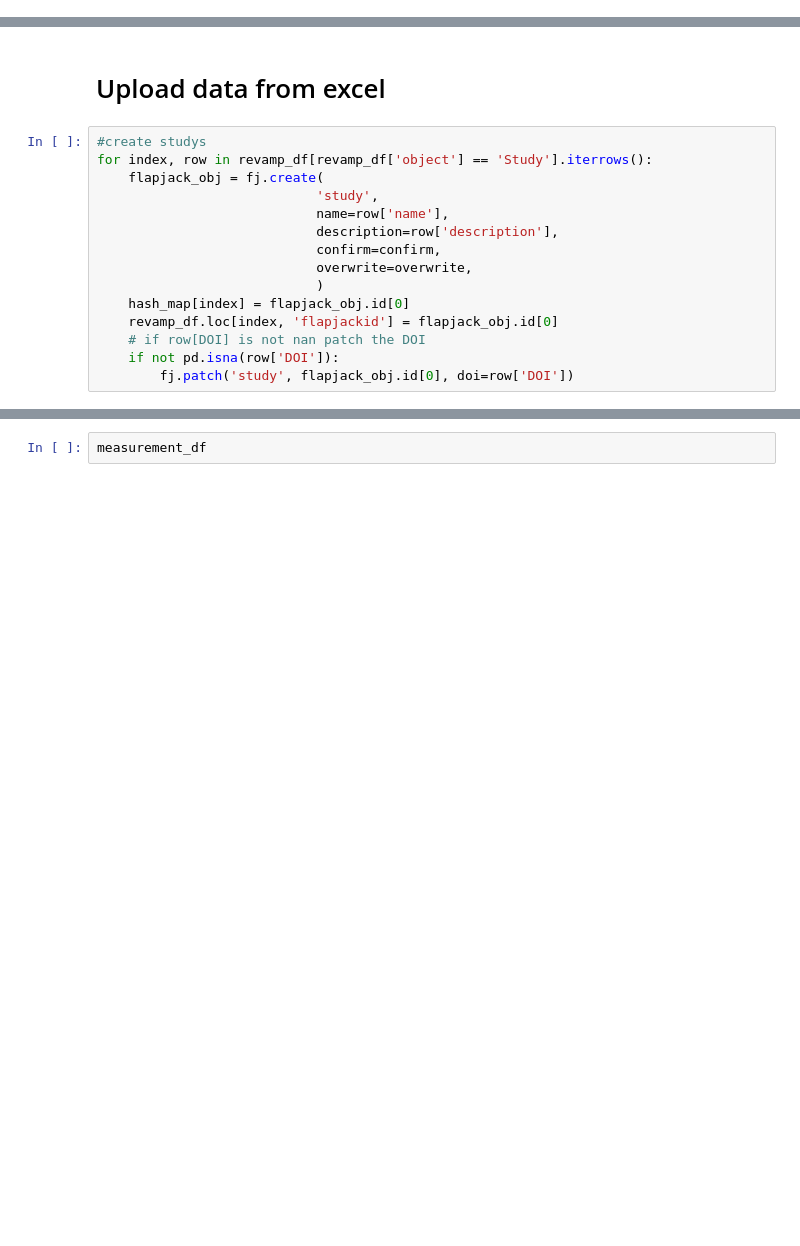
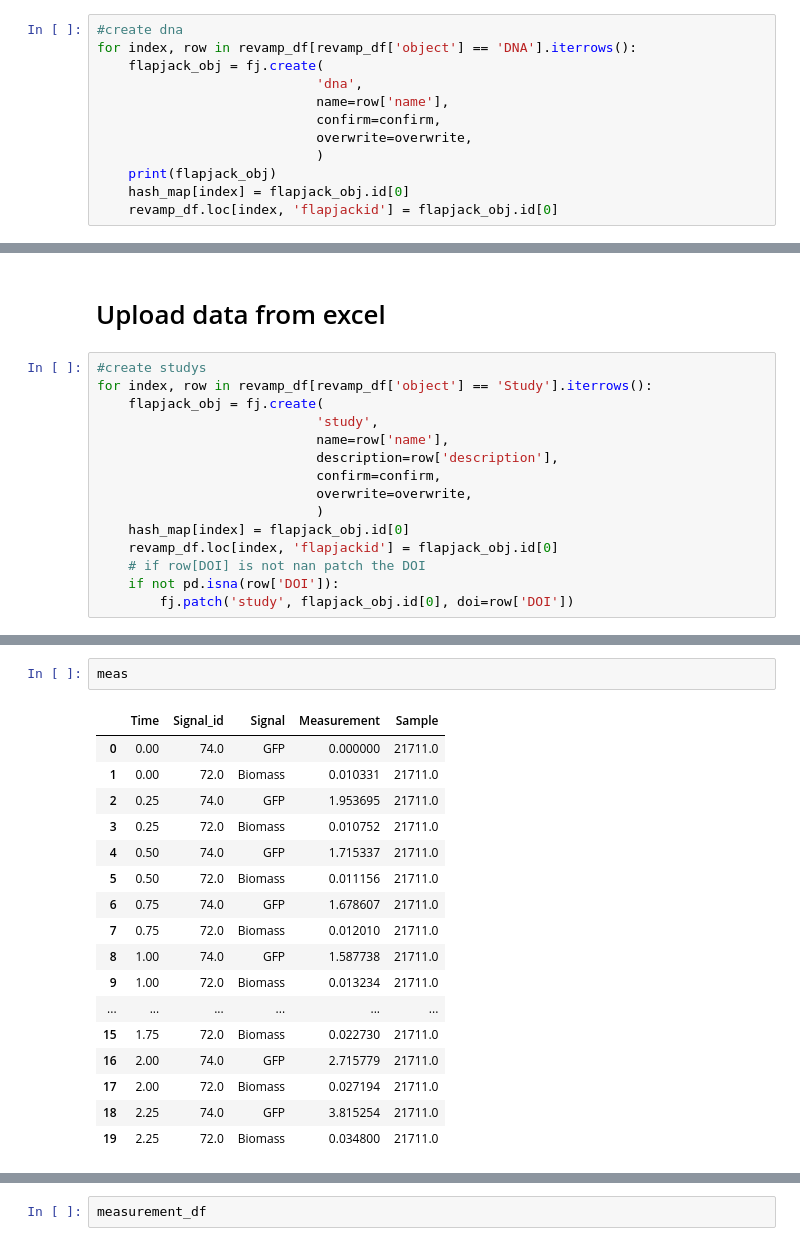
Before and after one commit to SynBioDex/Excel-Data-Converter, a Jupyter notebook: src/excel2flapjack/e2f_revamp.ipynb, the cells around one changed output, grey strips where cells are left out. Drawn from its saved outputs; the diff is of its cells as text; blank space fills up the shorter version.

```diff
--- a/src/excel2flapjack/e2f_revamp.ipynb
+++ b/src/excel2flapjack/e2f_revamp.ipynb
@@ -118,0 +150,12 @@ supplement
+# %%
+#create dna
+for index, row in revamp_df[revamp_df['object'] == 'DNA'].iterrows():
+    flapjack_obj = fj.create(
+                            'dna',
+                            name=row['name'],
+                            confirm=confirm,
+                            overwrite=overwrite,
+                            )
+    print(flapjack_obj)
+    hash_map[index] = flapjack_obj.id[0]
+    revamp_df.loc[index, 'flapjackid'] = flapjack_obj.id[0]
@@ -312,0 +564,20 @@ flapjack_obj
+# %%
+meas
+# %% [output]
+|  | Time | Signal_id | Signal | Measurement | Sample |
+| 0 | 0.00 | 74.0 | GFP | 0.000000 | 21711.0 |
+| 1 | 0.00 | 72.0 | Biomass | 0.010331 | 21711.0 |
+| 2 | 0.25 | 74.0 | GFP | 1.953695 | 21711.0 |
+| 3 | 0.25 | 72.0 | Biomass | 0.010752 | 21711.0 |
+| 4 | 0.50 | 74.0 | GFP | 1.715337 | 21711.0 |
+| 5 | 0.50 | 72.0 | Biomass | 0.011156 | 21711.0 |
+| 6 | 0.75 | 74.0 | GFP | 1.678607 | 21711.0 |
+| 7 | 0.75 | 72.0 | Biomass | 0.012010 | 21711.0 |
+| 8 | 1.00 | 74.0 | GFP | 1.587738 | 21711.0 |
+| 9 | 1.00 | 72.0 | Biomass | 0.013234 | 21711.0 |
+| ... | ... | ... | ... | ... | ... |
+| 15 | 1.75 | 72.0 | Biomass | 0.022730 | 21711.0 |
+| 16 | 2.00 | 74.0 | GFP | 2.715779 | 21711.0 |
+| 17 | 2.00 | 72.0 | Biomass | 0.027194 | 21711.0 |
+| 18 | 2.25 | 74.0 | GFP | 3.815254 | 21711.0 |
+| 19 | 2.25 | 72.0 | Biomass | 0.034800 | 21711.0 |
```
Also changed, not shown: parts of 51 cells of this notebook.
